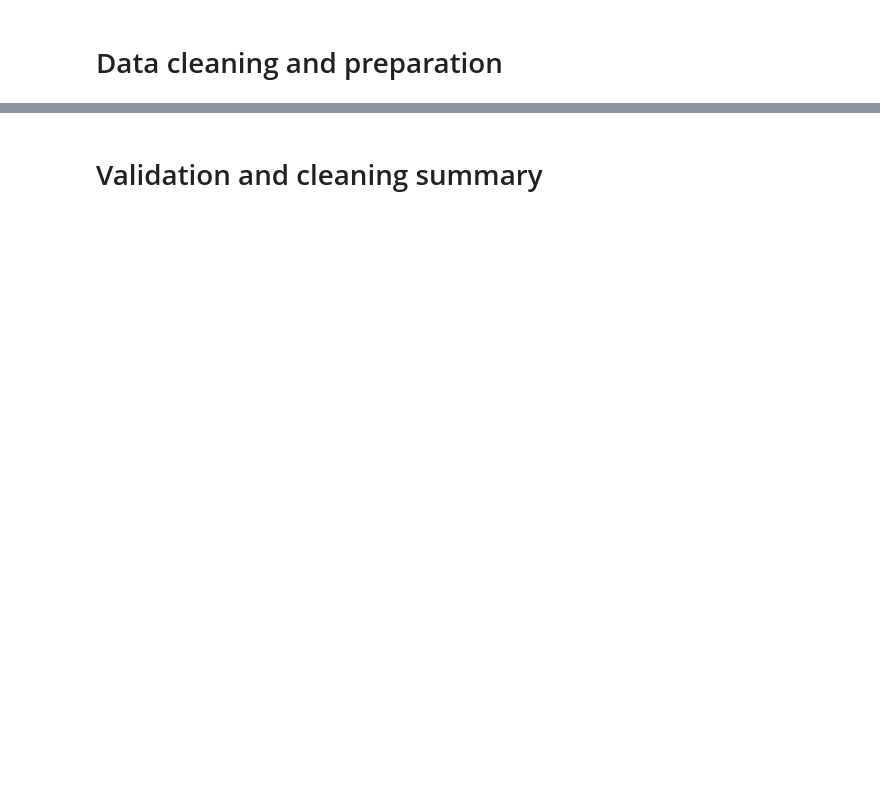
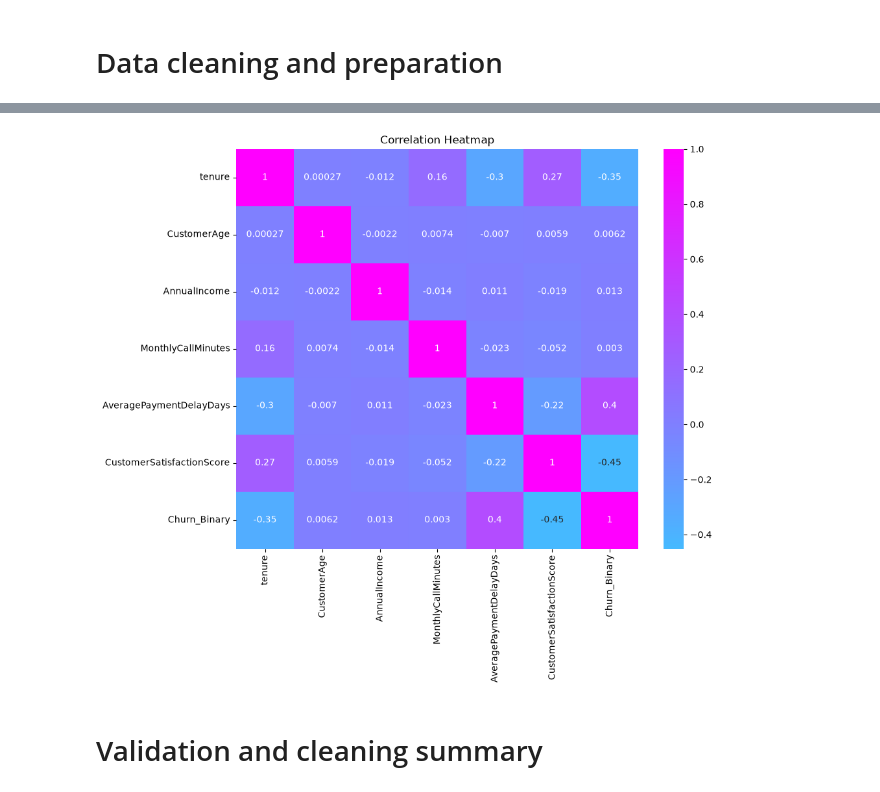
Before and after one commit to pondnatalie/Churn_Project_Tellecommunications, a Jupyter notebook: Churn_Project.ipynb, the cells around one changed output, grey strips where cells are left out. Saved outputs shown, nothing was run; the diff lists cells and outputs as text; code cells hidden in the pictures; blank space fills up the shorter version.

```diff
--- a/Churn_Project.ipynb
+++ b/Churn_Project.ipynb
@@ -183,0 +331,6 @@ df.corr(numeric_only=True)
+# %%
+# drop senior citizen column
+df = df.drop(columns=['SeniorCitizen'])
+
+# check the first few rows of the modified DataFrame
+df.head()
@@ -183,0 +344,5 @@ df.corr(numeric_only=True)
+# %%
+# change CustomerAge to integer type
+df['CustomerAge'] = df['CustomerAge'].astype(int)
+df['CustomerAge'].dtype  # Verify the change
+df.head()
@@ -183,0 +356,4 @@ df.corr(numeric_only=True)
+# %%
+# round the customer satisfaction score to the nearest integer
+df['CustomerSatisfactionScore'] = df['CustomerSatisfactionScore'].round().astype(int)
+df.head()
@@ -184,2 +367,14 @@ df.corr(numeric_only=True)
+# %%
+# correlation heatmap for numeric columns
+
+import matplotlib.pyplot as plt
+correlation_matrix = df.corr(numeric_only=True)
+
+plt.figure(figsize=(10, 8))
+sns.heatmap(correlation_matrix, annot=True, cmap='cool', center=0)
+plt.title('Correlation Heatmap')
+plt.show()
+# %% [output]
+[figure, added]
 # %% [markdown]
 # Validation and cleaning summary
```
Also changed, not shown: parts of 18 cells of this notebook.
